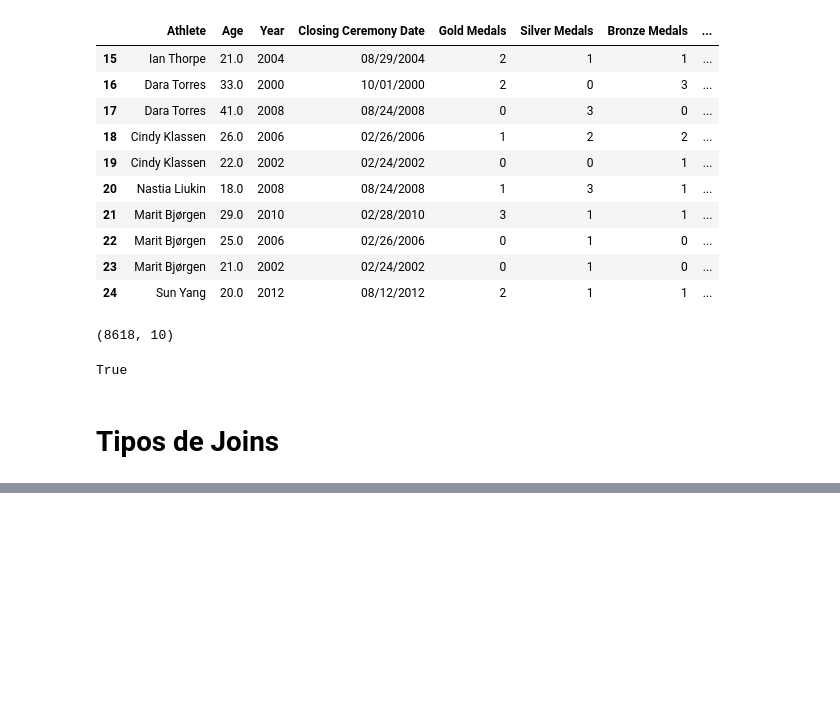
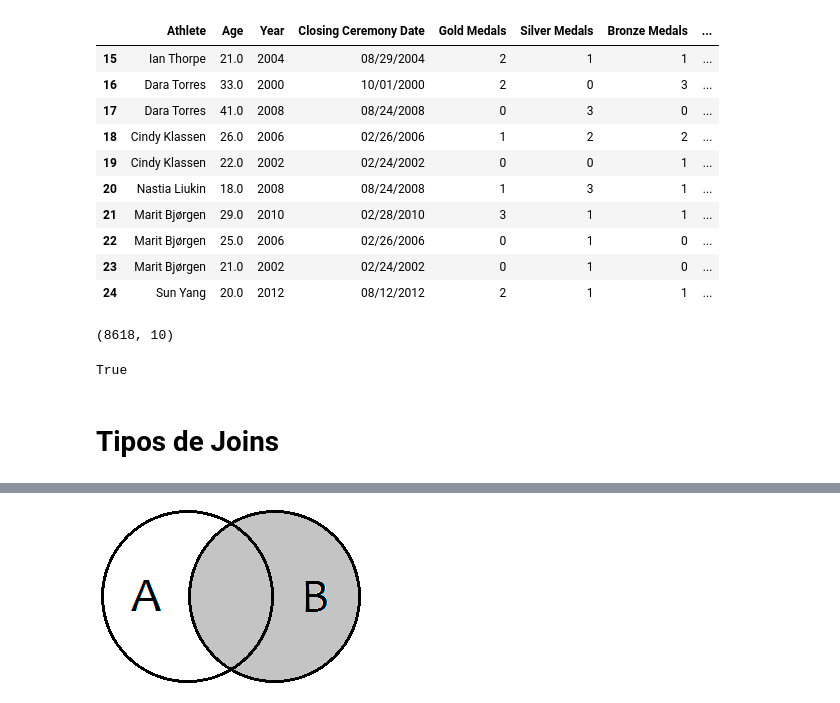
Before and after one commit to tomasvdh/python-ml-course, a Jupyter notebook: mynotebooks/T2 - 4 - Data Cleaning - Concatenación de datos.ipynb, the cells around one changed output, grey strips where cells are left out. Drawn from its saved outputs; the diff is of its cells as text; code cells hidden in the pictures; blank space fills up the shorter version.

```diff
--- a/mynotebooks/T2 - 4 - Data Cleaning - Concatenación de datos.ipynb
+++ b/mynotebooks/T2 - 4 - Data Cleaning - Concatenación de datos.ipynb
@@ -348,0 +422,4 @@ True
+# %%
+Image(filename="../notebooks/resources/right-join.png")
+# %% [output]
+[figure, added]
```
Also changed, not shown: parts of 18 cells of this notebook.
